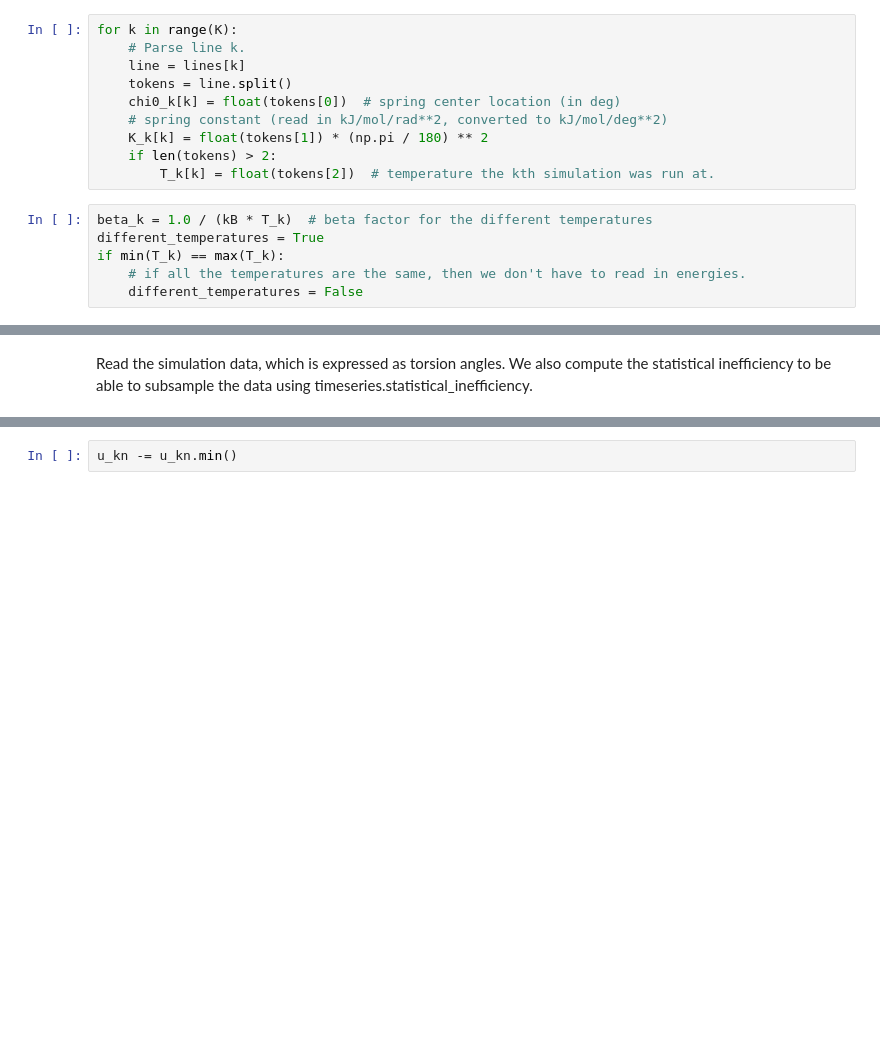
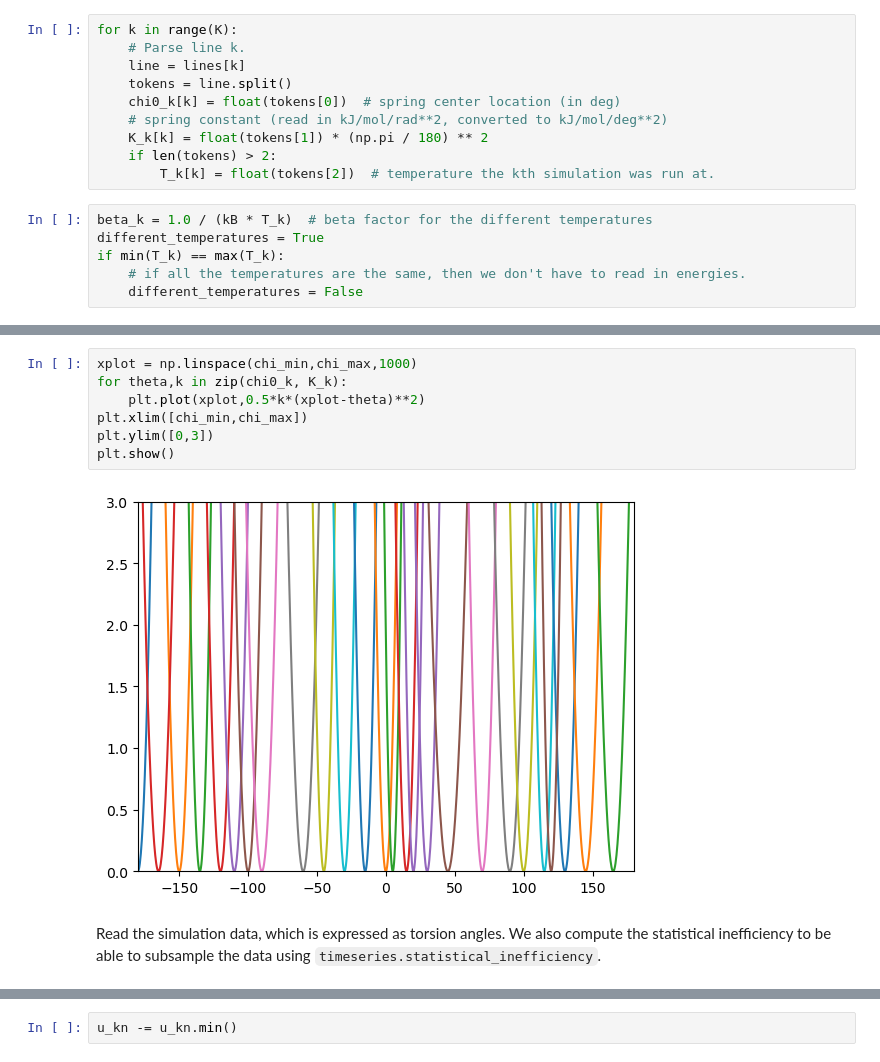
Before and after one commit to shirtsgroup/pymbar_notebook_examples, a Jupyter notebook: umbrella-sampling-fes/umbrella-sampling.ipynb, the cells around one changed output, grey strips where cells are left out. Cells and saved outputs as stored; diff of their text form; blank space fills up the shorter version.

```diff
--- a/umbrella-sampling-fes/umbrella-sampling.ipynb
+++ b/umbrella-sampling-fes/umbrella-sampling.ipynb
@@ -83,5 +105,14 @@ if min(T_k) == max(T_k):
+# %%
+xplot = np.linspace(chi_min,chi_max,1000)
+for theta,k in zip(chi0_k, K_k):
+    plt.plot(xplot,0.5*k*(xplot-theta)**2)
+plt.xlim([chi_min,chi_max])
+plt.ylim([0,3])
+plt.show()
+# %% [output]
+[figure, added]
 # %% [markdown]
-Read the simulation data, which is expressed as torsion angles.  We also compute the statistical inefficiency to be able to subsample the data using timeseries.statistical_inefficiency.
+Read the simulation data, which is expressed as torsion angles.  We also compute the statistical inefficiency to be able to subsample the data using `timeseries.statistical_inefficiency`.
 # %%
 for k in range(K):
     # Read torsion angle data.
```
Also changed, not shown: parts of 29 cells of this notebook.
